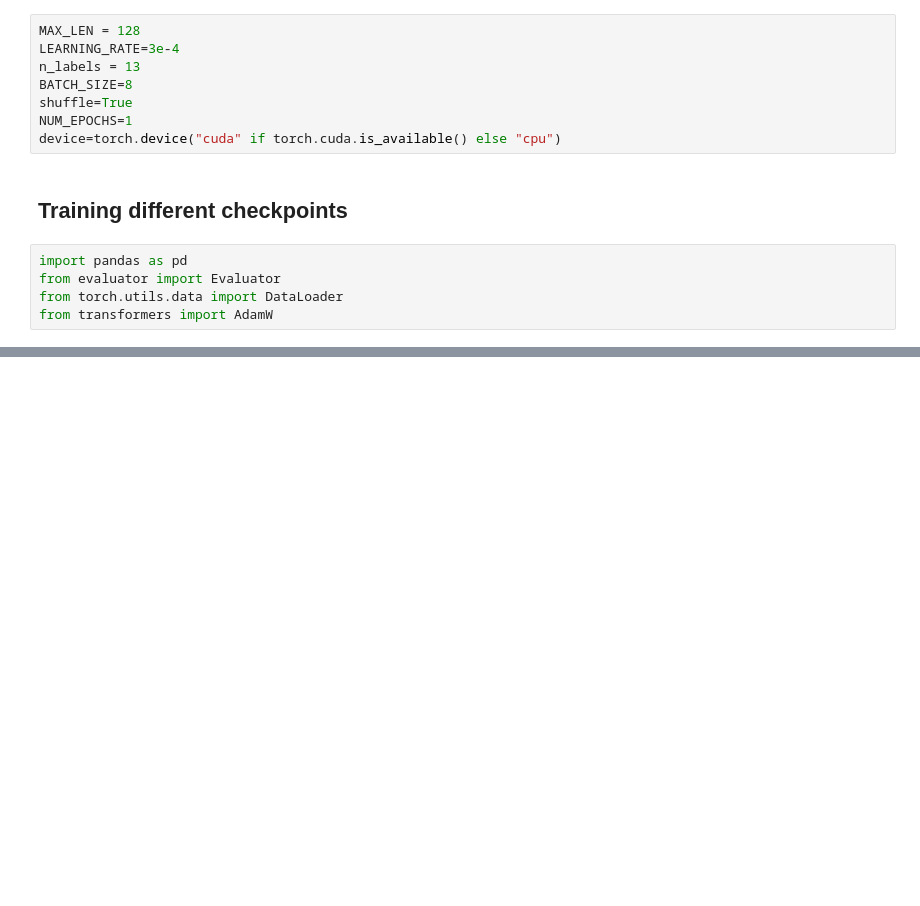
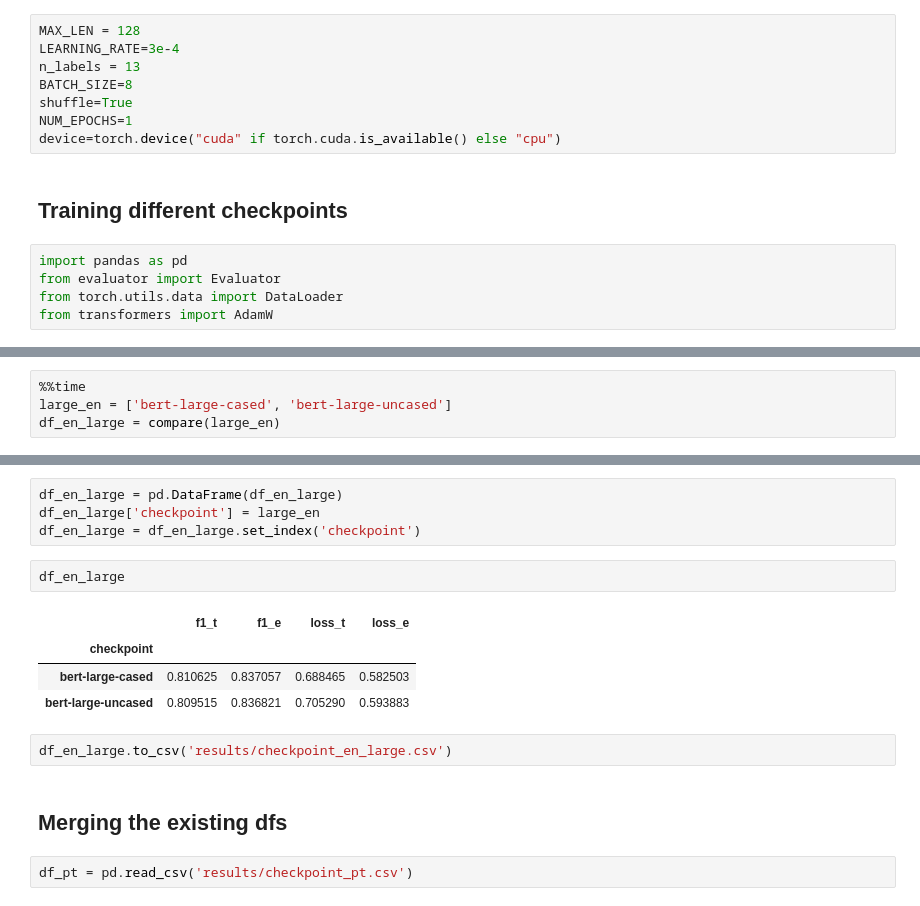
Before and after one commit to caiotda/MAC0499, a Jupyter notebook: model/POCs/checkpoints_comparison.ipynb, the cells around one changed output, grey strips where cells are left out. Drawn from its saved outputs; the diff is of its cells as text; blank space fills up the shorter version.

```diff
--- a/model/POCs/checkpoints_comparison.ipynb
+++ b/model/POCs/checkpoints_comparison.ipynb
@@ -196,0 +233,4 @@ df_en_cased = pd.read_csv('checkpoint_en_cased.csv')
+# %%
+%%time
+large_en = ['bert-large-cased', 'bert-large-uncased']
+df_en_large = compare(large_en)
@@ -196,0 +286,17 @@ df_en_cased = pd.read_csv('checkpoint_en_cased.csv')
+# %%
+df_en_large = pd.DataFrame(df_en_large)
+df_en_large['checkpoint'] = large_en
+df_en_large = df_en_large.set_index('checkpoint')
+# %%
+df_en_large
+# %% [output]
+|  | f1_t | f1_e | loss_t | loss_e |
+| checkpoint |  |  |  |  |
+| bert-large-cased | 0.810625 | 0.837057 | 0.688465 | 0.582503 |
+| bert-large-uncased | 0.809515 | 0.836821 | 0.705290 | 0.593883 |
+# %%
+df_en_large.to_csv('results/checkpoint_en_large.csv')
+# %% [markdown]
+## Merging the existing dfs
+# %%
+df_pt = pd.read_csv('results/checkpoint_pt.csv')
```
Also changed, not shown: parts of 30 cells of this notebook, 1 other file.
